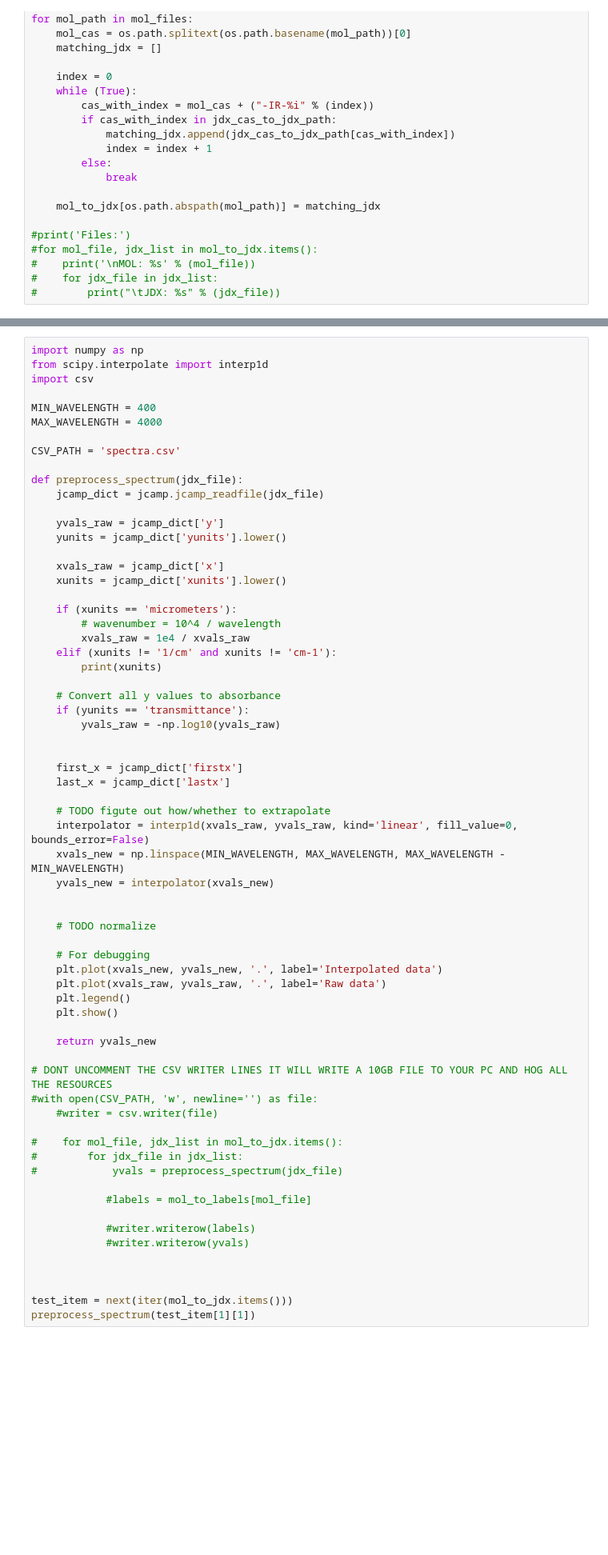
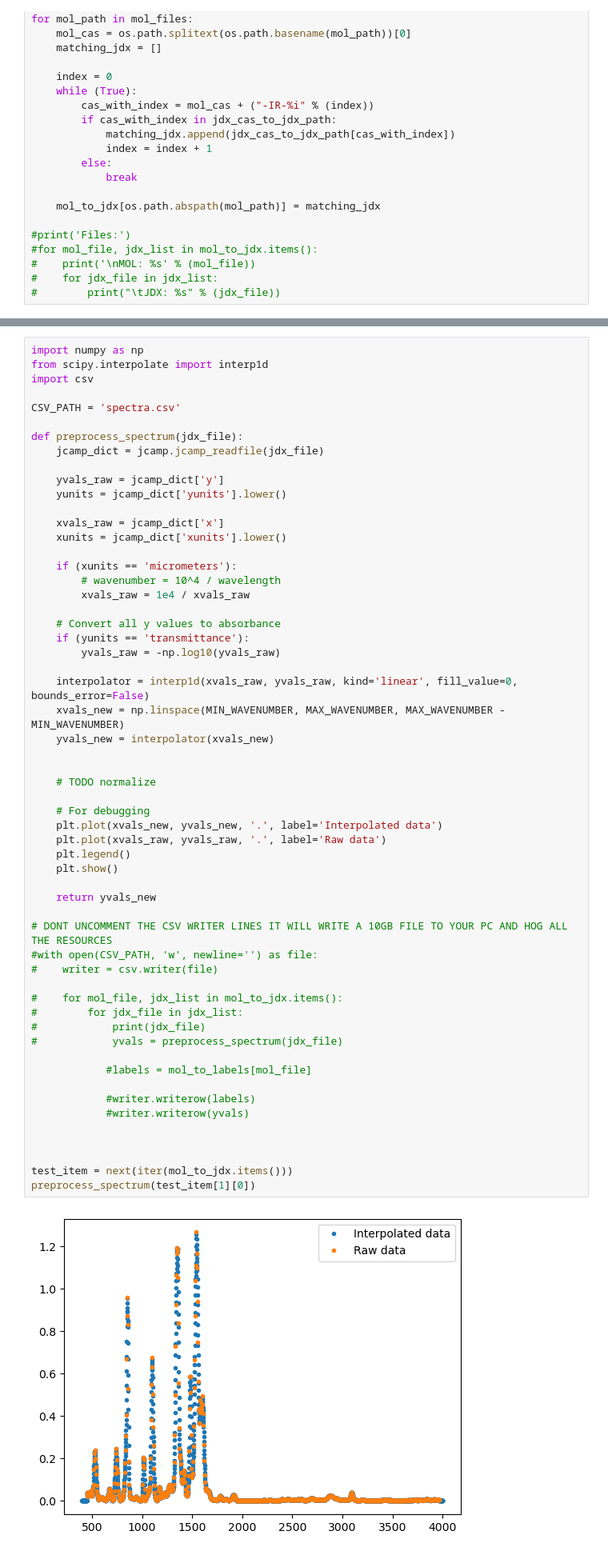
Before and after one commit to Bjottel/4CBLW00-10, a Jupyter notebook: Preproc.ipynb, the cells around one changed output, grey strips where cells are left out. Shown at 80% size. Saved outputs shown, nothing was run; the diff lists cells and outputs as text; blank space fills up the shorter version.

```diff
--- a/Preproc.ipynb
+++ b/Preproc.ipynb
@@ -280,9 +326,6 @@ plt.show()
 import numpy as np
 from scipy.interpolate import interp1d
 import csv
-
-MIN_WAVELENGTH = 400
-MAX_WAVELENGTH = 4000
 
 CSV_PATH = 'spectra.csv'
 
@@ -298,47 +341,43 @@ def preprocess_spectrum(jdx_file):
     if (xunits == 'micrometers'):
         # wavenumber = 10^4 / wavelength
         xvals_raw = 1e4 / xvals_raw
-    elif (xunits != '1/cm' and xunits != 'cm-1'):
-        print(xunits)
 
     # Convert all y values to absorbance
     if (yunits == 'transmittance'):
         yvals_raw = -np.log10(yvals_raw)
 
-
-    first_x = jcamp_dict['firstx']
-    last_x = jcamp_dict['lastx']
-
-    # TODO figute out how/whether to extrapolate
     interpolator = interp1d(xvals_raw, yvals_raw, kind='linear', fill_value=0, bounds_error=False)
-    xvals_new = np.linspace(MIN_WAVELENGTH, MAX_WAVELENGTH, MAX_WAVELENGTH - MIN_WAVELENGTH)
+    xvals_new = np.linspace(MIN_WAVENUMBER, MAX_WAVENUMBER, MAX_WAVENUMBER - MIN_WAVENUMBER)
     yvals_new = interpolator(xvals_new)
 
 
     # TODO normalize
 
     # For debugging
     plt.plot(xvals_new, yvals_new, '.', label='Interpolated data')
     plt.plot(xvals_raw, yvals_raw, '.', label='Raw data')
     plt.legend()
     plt.show()
 
     return yvals_new
 
 # DONT UNCOMMENT THE CSV WRITER LINES IT WILL WRITE A 10GB FILE TO YOUR PC AND HOG ALL THE RESOURCES
 #with open(CSV_PATH, 'w', newline='') as file:
-    #writer = csv.writer(file)
+#    writer = csv.writer(file)
 
 #    for mol_file, jdx_list in mol_to_jdx.items():
 #        for jdx_file in jdx_list:
+#            print(jdx_file)
 #            yvals = preprocess_spectrum(jdx_file)
 
             #labels = mol_to_labels[mol_file]
 
             #writer.writerow(labels)
             #writer.writerow(yvals)
 
 
 
 test_item = next(iter(mol_to_jdx.items()))
-preprocess_spectrum(test_item[1][1])
+preprocess_spectrum(test_item[1][0])
+# %% [output]
+[figure, added]
```
Also changed, not shown: parts of 4 cells of this notebook.
